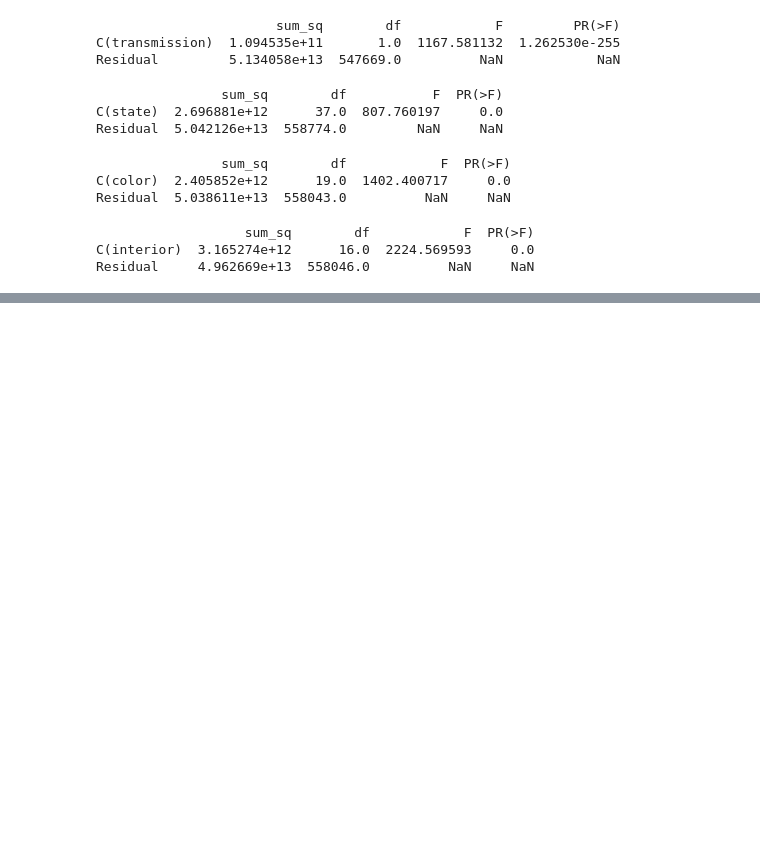
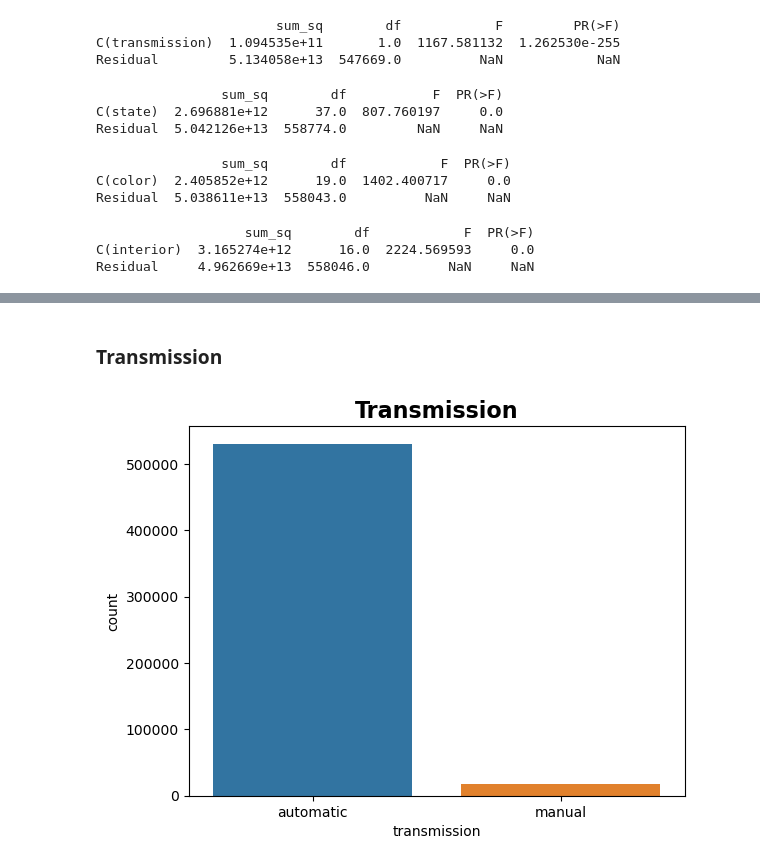
Before and after one commit to maxheijmans/AIM4B_Group1, a Jupyter notebook: UsedCarAuctionPrices/EDA_UsedCarAuctionPrices.ipynb, the cells around one changed output, grey strips where cells are left out. Saved outputs shown, nothing was run; the diff lists cells and outputs as text; code cells hidden in the pictures; blank space fills up the shorter version.

```diff
--- a/UsedCarAuctionPrices/EDA_UsedCarAuctionPrices.ipynb
+++ b/UsedCarAuctionPrices/EDA_UsedCarAuctionPrices.ipynb
@@ -632,0 +669,7 @@ SyntaxError: invalid syntax (980637034.py, line 1)
+# %% [markdown]
+### Transmission
+# %%
+sns.countplot(x = 'transmission', data = car_df)
+plt.title('Transmission', fontsize = 16, fontweight='bold');
+# %% [output]
+[figure, added]
```
Also changed, not shown: parts of 12 cells of this notebook.
